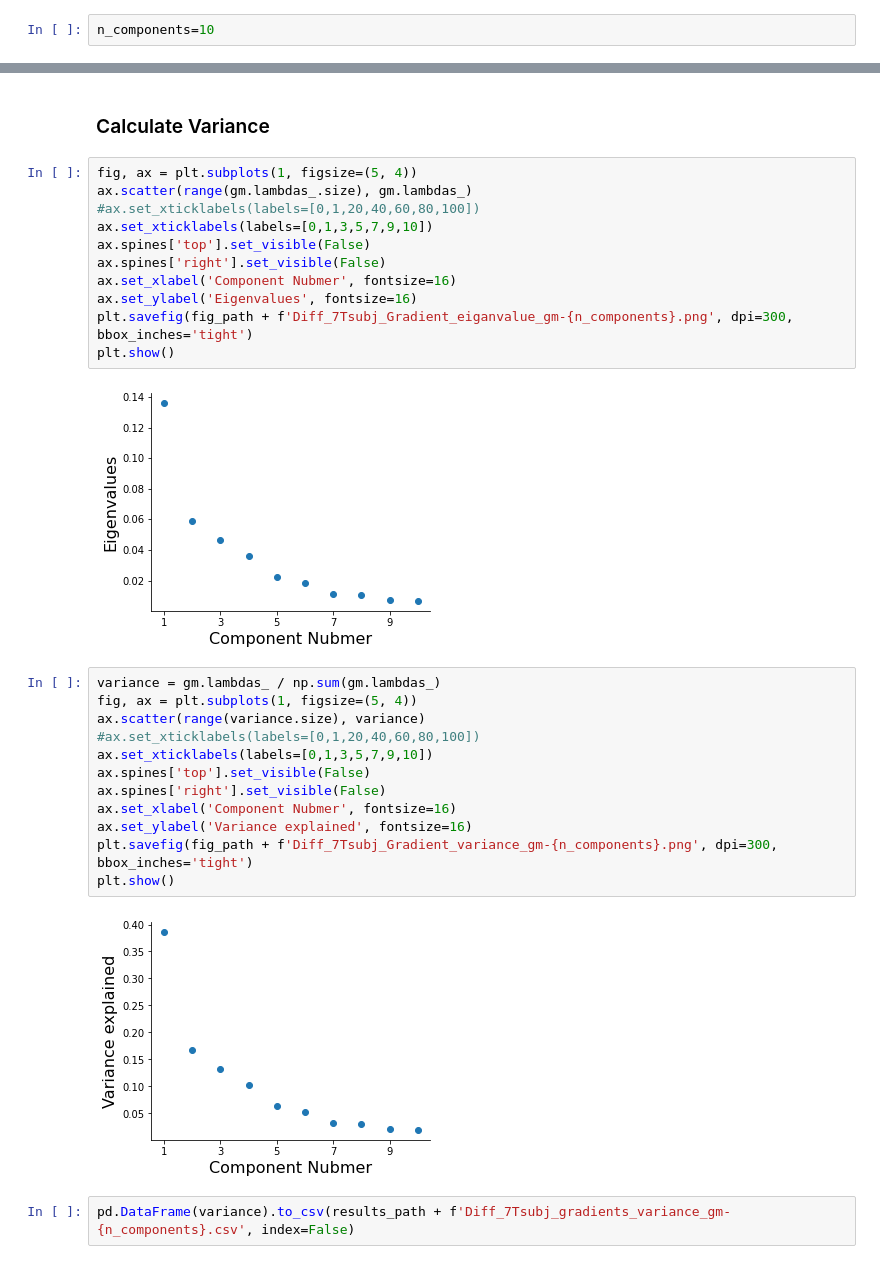
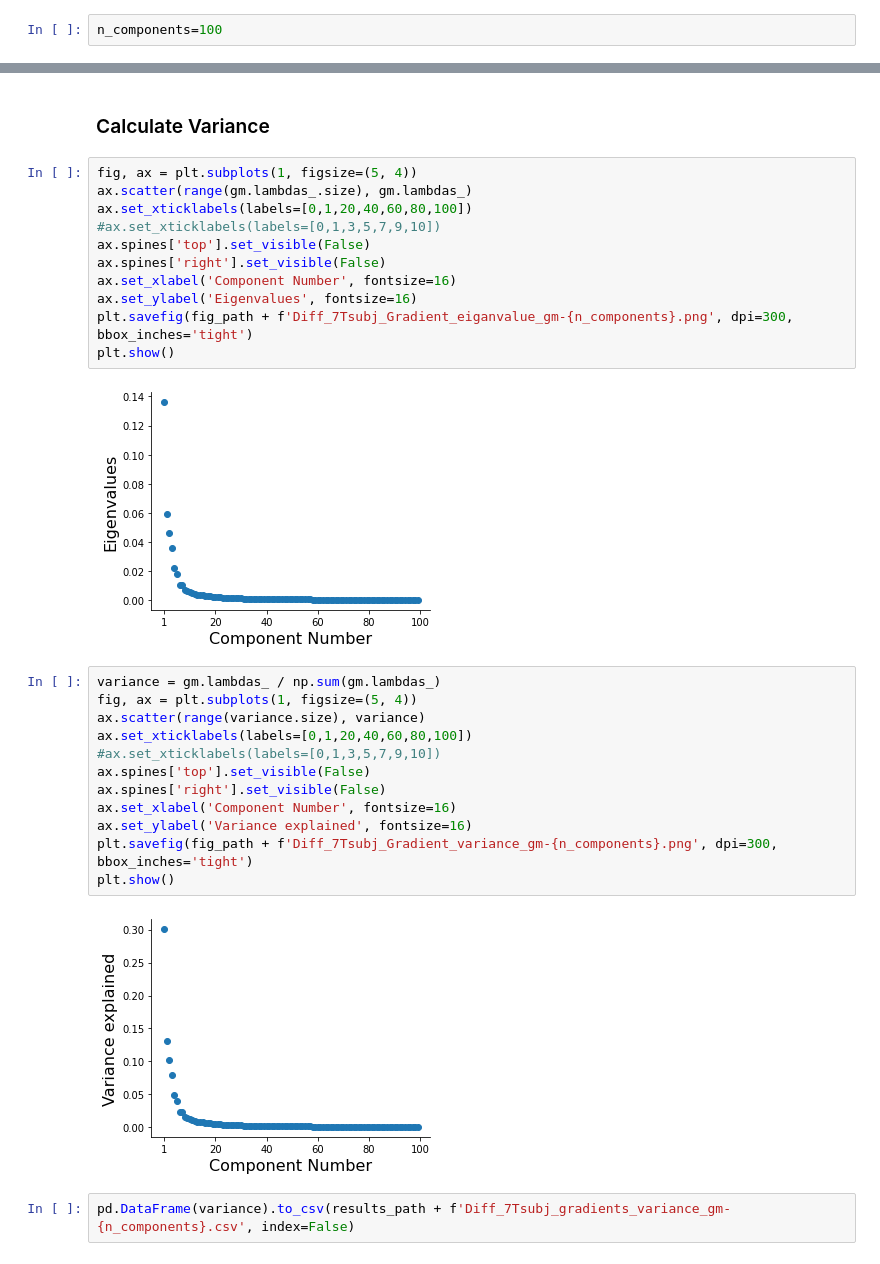
Before and after one commit to sudesnac/HumanBF-Connectivity, a Jupyter notebook: notebook/Diff_7Tsubj_gradients.ipynb, the cells around one changed output, grey strips where cells are left out. Saved outputs shown, nothing was run; the diff lists cells and outputs as text.

```diff
--- a/notebook/Diff_7Tsubj_gradients.ipynb
+++ b/notebook/Diff_7Tsubj_gradients.ipynb
@@ -62,7 +62,7 @@ plt.show()
 # %% [markdown]
 ### Calculate Gradient
 # %%
-n_components=10
+n_components=100
 # %%
 #Average data
 from brainspace.gradient import GradientMaps
@@ -107,30 +107,30 @@ for gradi in range(10):
 # %%
 fig, ax = plt.subplots(1, figsize=(5, 4))
 ax.scatter(range(gm.lambdas_.size), gm.lambdas_)
-#ax.set_xticklabels(labels=[0,1,20,40,60,80,100])
-ax.set_xticklabels(labels=[0,1,3,5,7,9,10])
+ax.set_xticklabels(labels=[0,1,20,40,60,80,100])
+#ax.set_xticklabels(labels=[0,1,3,5,7,9,10])
 ax.spines['top'].set_visible(False)
 ax.spines['right'].set_visible(False)
-ax.set_xlabel('Component Nubmer', fontsize=16)
+ax.set_xlabel('Component Number', fontsize=16)
 ax.set_ylabel('Eigenvalues', fontsize=16)
 plt.savefig(fig_path + f'Diff_7Tsubj_Gradient_eiganvalue_gm-{n_components}.png', dpi=300, bbox_inches='tight')
 plt.show()
 # %% [output]
-[figure, old version]
+[figure, new version]
 # %%
 variance = gm.lambdas_ / np.sum(gm.lambdas_)
 fig, ax = plt.subplots(1, figsize=(5, 4))
 ax.scatter(range(variance.size), variance)
-#ax.set_xticklabels(labels=[0,1,20,40,60,80,100])
-ax.set_xticklabels(labels=[0,1,3,5,7,9,10])
+ax.set_xticklabels(labels=[0,1,20,40,60,80,100])
+#ax.set_xticklabels(labels=[0,1,3,5,7,9,10])
 ax.spines['top'].set_visible(False)
 ax.spines['right'].set_visible(False)
-ax.set_xlabel('Component Nubmer', fontsize=16)
+ax.set_xlabel('Component Number', fontsize=16)
 ax.set_ylabel('Variance explained', fontsize=16)
 plt.savefig(fig_path + f'Diff_7Tsubj_Gradient_variance_gm-{n_components}.png', dpi=300, bbox_inches='tight')
 plt.show()
 # %% [output]
-[figure, old version]
+[figure, new version]
 # %%
 pd.DataFrame(variance).to_csv(results_path + f'Diff_7Tsubj_gradients_variance_gm-{n_components}.csv', index=False)
 # %%
```
Also changed, not shown: parts of 2 cells of this notebook, 58 other files.
